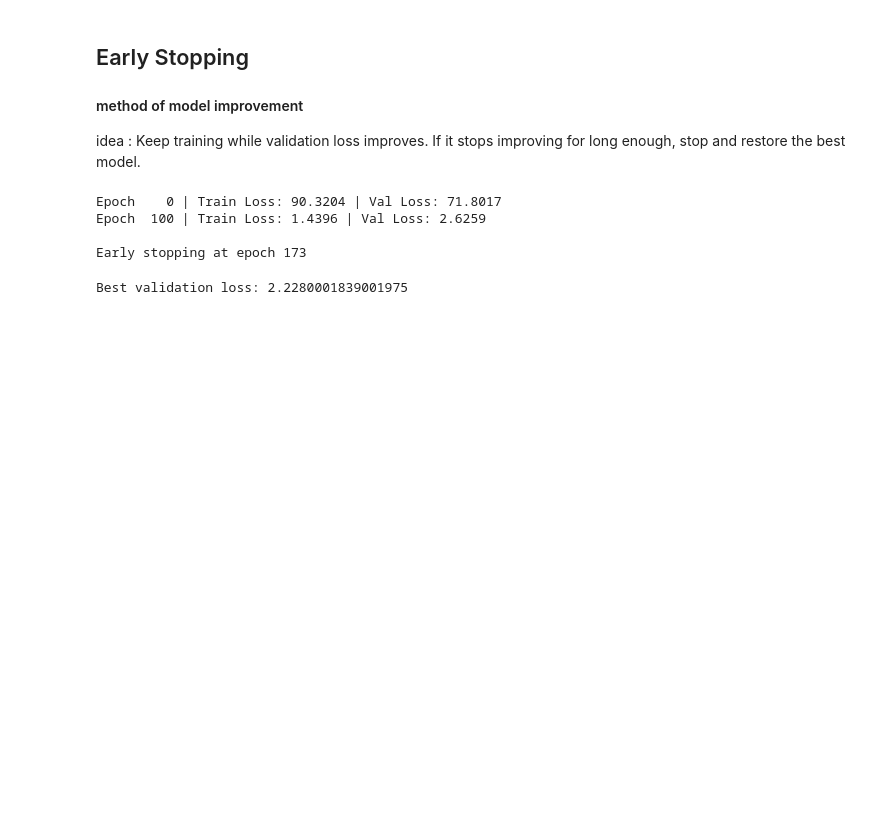
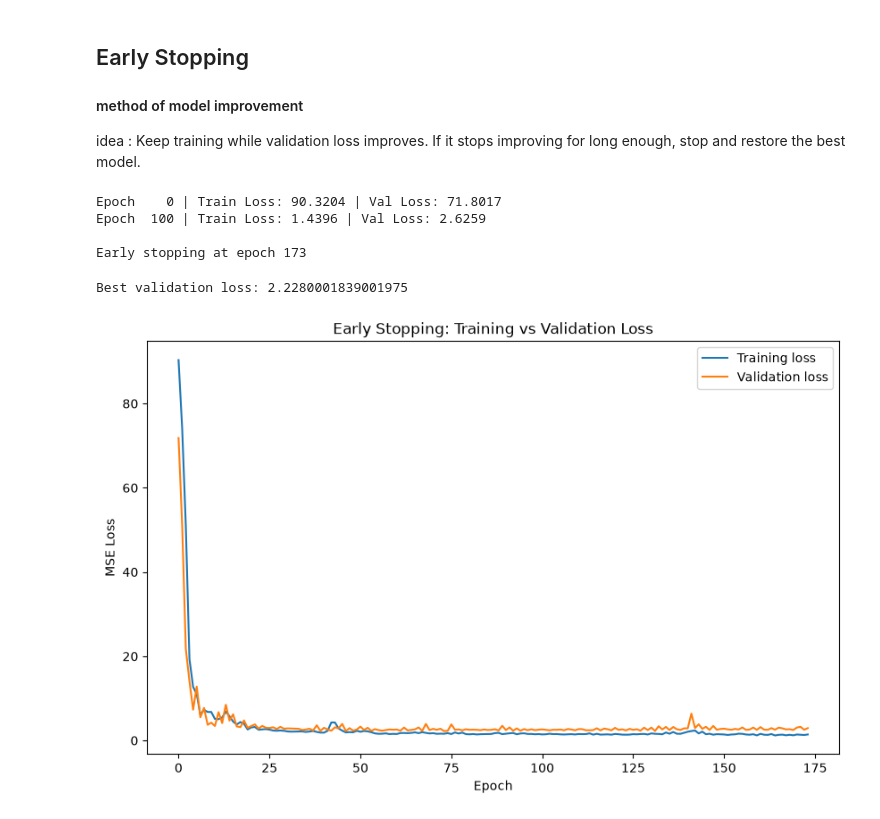
Before and after one commit to dmurray-data/deep-learning-tabular, a Jupyter notebook: notebooks/multilayer_neural_network.ipynb, the cells around one changed output. Saved outputs shown, nothing was run; the diff lists cells and outputs as text; code cells hidden in the pictures; blank space fills up the shorter version.

Commit message:
plot early stopping

```diff
--- a/notebooks/multilayer_neural_network.ipynb
+++ b/notebooks/multilayer_neural_network.ipynb
@@ -613,3 +613,24 @@ large_model.load_state_dict(best_model_state)
 print("Best validation loss:", best_val_loss)
 # %% [output]
 Best validation loss: 2.2280001839001975
+# %%
+plt.figure(figsize=(10, 6))
+
+plt.plot(
+    train_losses,
+    label="Training loss"
+)
+
+plt.plot(
+    val_losses,
+    label="Validation loss"
+)
+
+plt.xlabel("Epoch")
+plt.ylabel("MSE Loss")
+plt.title("Early Stopping: Training vs Validation Loss")
+plt.legend()
+
+plt.show()
+# %% [output]
+[figure, added]
```
Also changed, not shown: parts of 2 cells of this notebook.
